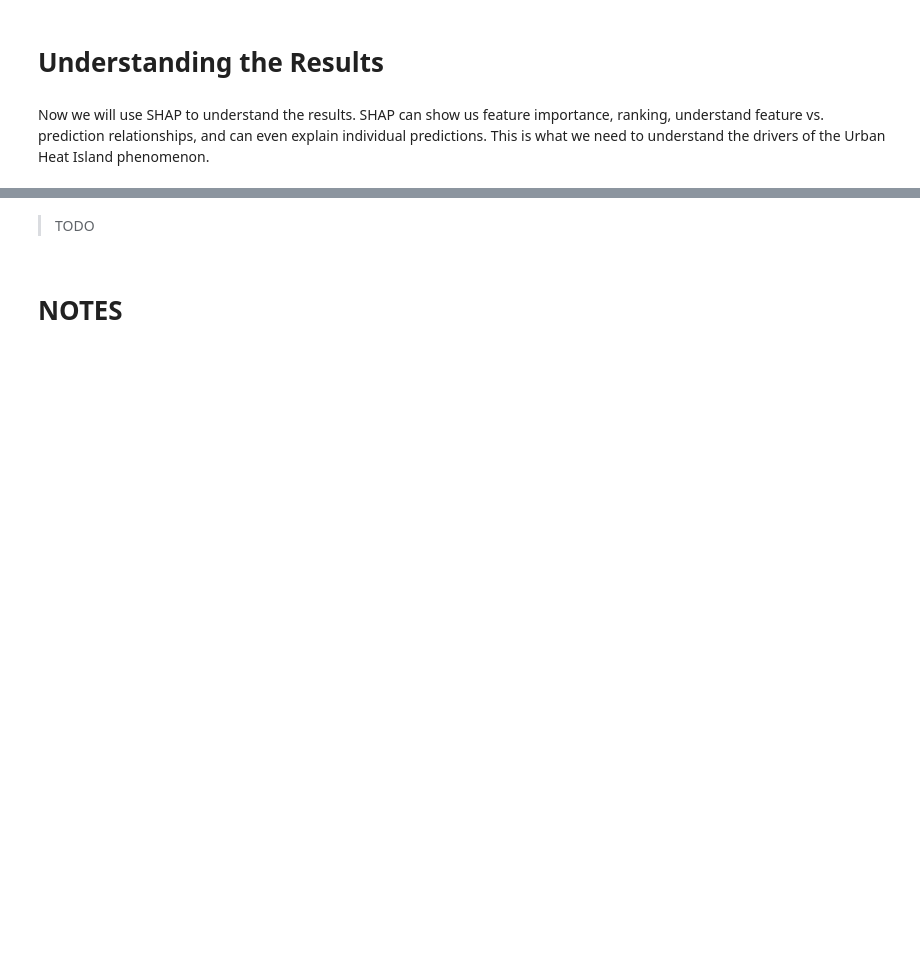
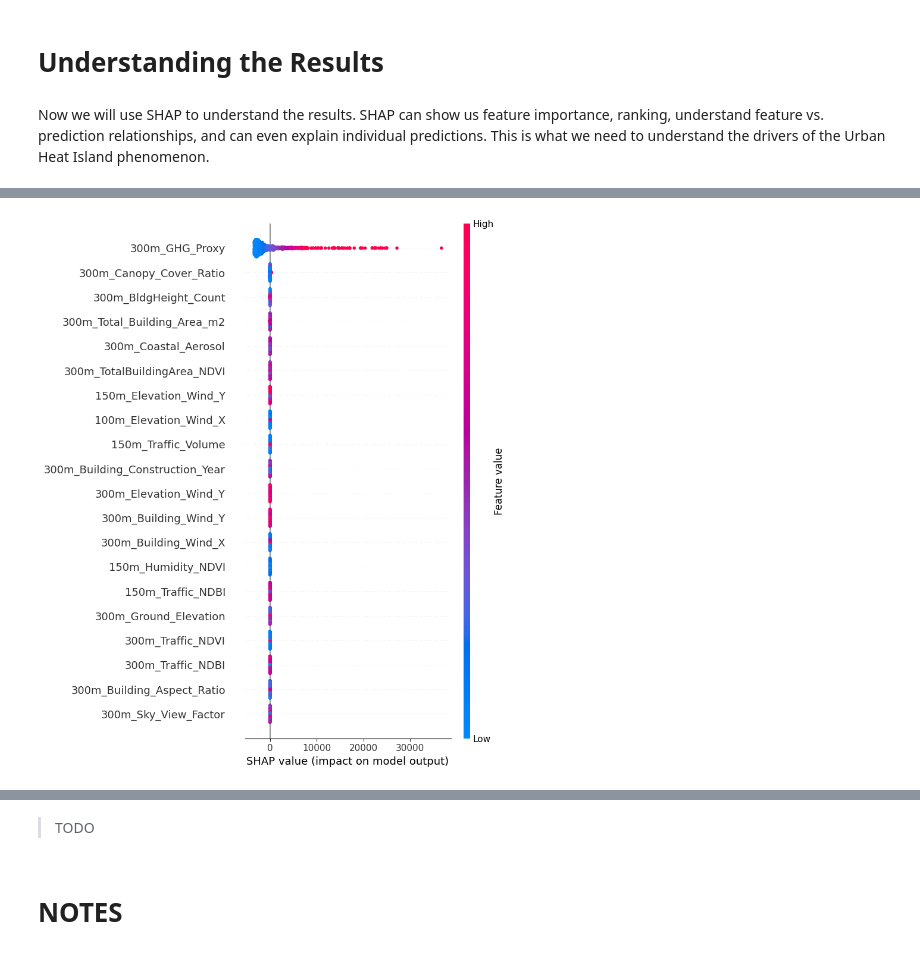
Before and after one commit to FranciscoLozCoding/cooling_with_code, a Jupyter notebook: 11_mixed_buffers_RestNet.ipynb, the cells around one changed output, grey strips where cells are left out. Saved outputs shown, nothing was run; the diff lists cells and outputs as text; code cells hidden in the pictures; blank space fills up the shorter version.

```diff
--- a/11_mixed_buffers_RestNet.ipynb
+++ b/11_mixed_buffers_RestNet.ipynb
@@ -668,3 +459,12 @@ Score We Received:
 # Understanding the Results
 # %% [markdown]
 Now we will use SHAP to understand the results. SHAP can show us feature importance, ranking, understand feature vs. prediction relationships, and can even explain individual predictions. This is what we need to understand the drivers of the Urban Heat Island phenomenon.
+# %%
+# Initialize SHAP Explainer for keras model
+explainer = Explainer(
+    model=resnet_model,
+    explainer_type=shap.DeepExplainer,
+    X=test_dataset,
+    feature_names=test_dataset.columns,
+    ref_data=test_dataset
+)
@@ -670,0 +496,4 @@ Now we will use SHAP to understand the results. SHAP can show us feature importa
+# %%
+explainer.summary_plot()
+# %% [output]
+[figure, added]
```
Also changed, not shown: parts of 79 cells of this notebook.
